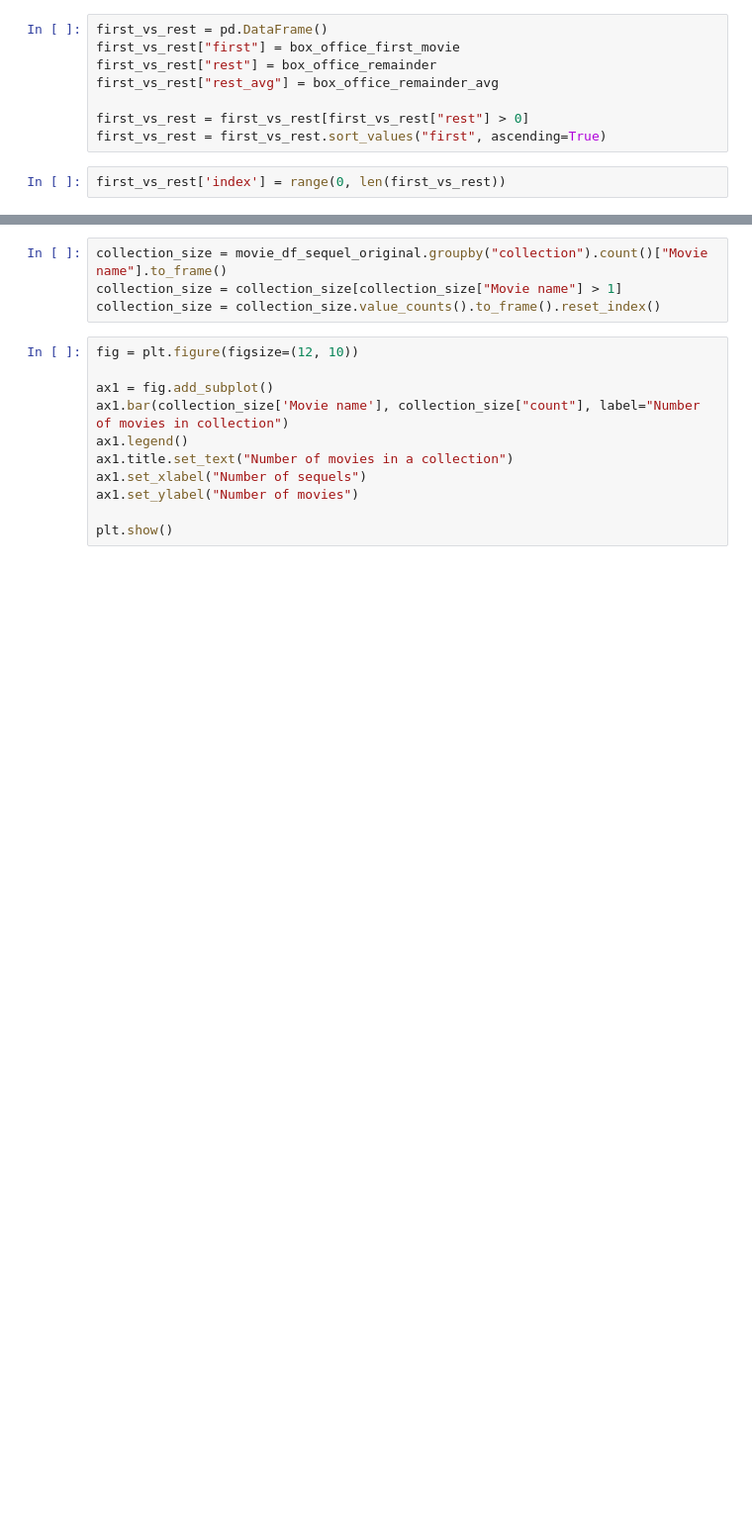
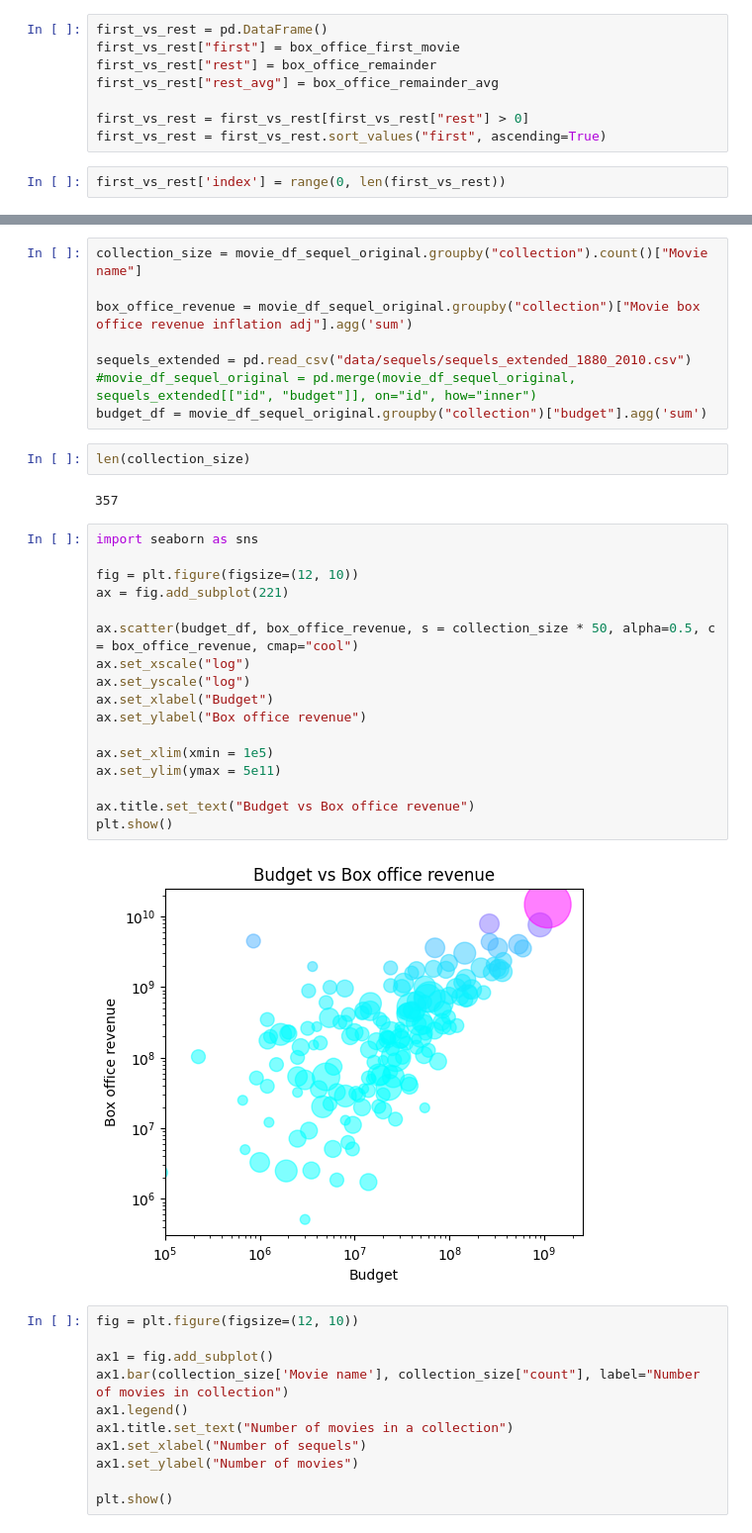
Before and after one commit to epfl-ada/ada-2024-project-onceuponatimeindata, a Jupyter notebook: dat_analysis.ipynb, the cells around one changed output, grey strips where cells are left out. Shown at 99% size. Saved outputs shown, nothing was run; the diff lists cells and outputs as text; blank space fills up the shorter version.

```diff
--- a/dat_analysis.ipynb
+++ b/dat_analysis.ipynb
@@ -219,7 +254,34 @@ plt.show()
 # %%
-collection_size = movie_df_sequel_original.groupby("collection").count()["Movie name"].to_frame()
-collection_size = collection_size[collection_size["Movie name"] > 1]
-collection_size = collection_size.value_counts().to_frame().reset_index()
+collection_size = movie_df_sequel_original.groupby("collection").count()["Movie name"]
+
+box_office_revenue = movie_df_sequel_original.groupby("collection")["Movie box office revenue inflation adj"].agg('sum')
+
+sequels_extended = pd.read_csv("data/sequels/sequels_extended_1880_2010.csv")
+#movie_df_sequel_original = pd.merge(movie_df_sequel_original, sequels_extended[["id", "budget"]], on="id", how="inner")
+budget_df = movie_df_sequel_original.groupby("collection")["budget"].agg('sum')
+# %%
+len(collection_size)
+# %% [output]
+357
+# %%
+import seaborn as sns
+
+fig = plt.figure(figsize=(12, 10))
+ax = fig.add_subplot(221)
+
+ax.scatter(budget_df, box_office_revenue, s = collection_size * 50, alpha=0.5, c = box_office_revenue, cmap="cool")
+ax.set_xscale("log")
+ax.set_yscale("log")
+ax.set_xlabel("Budget")
+ax.set_ylabel("Box office revenue")
+
+ax.set_xlim(xmin = 1e5)
+ax.set_ylim(ymax = 5e11)
+
+ax.title.set_text("Budget vs Box office revenue")
+plt.show()
+# %% [output]
+[figure, added]
 # %%
 fig = plt.figure(figsize=(12, 10))
 
```
Also changed, not shown: parts of 11 cells of this notebook, 3 other files.
